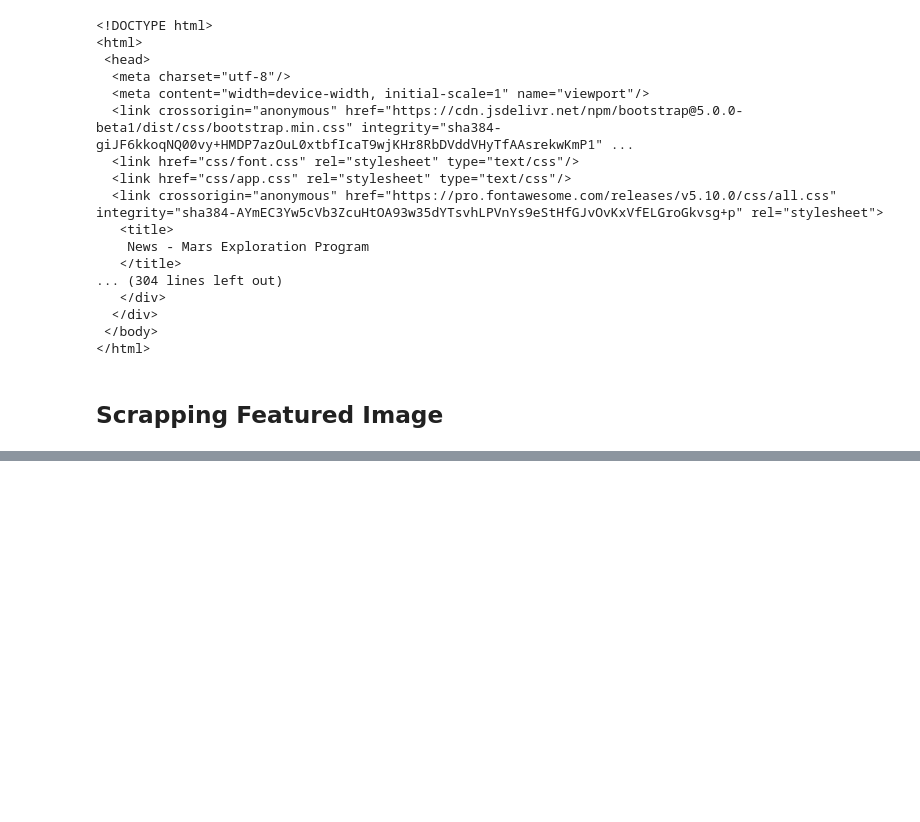
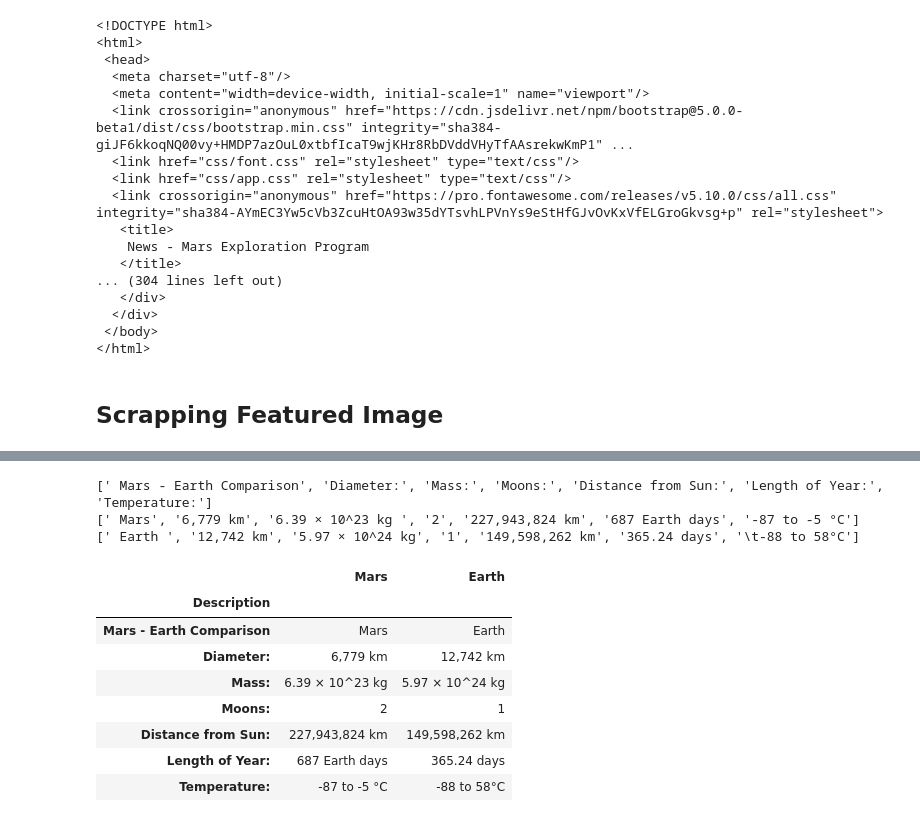
Before and after one commit to jaybdhruv/web-scraping-challenge, a Jupyter notebook: Missions_to_Mars/mission_to_mars.ipynb, the cells around one changed output, grey strips where cells are left out. Cells and saved outputs as stored; diff of their text form; code cells hidden in the pictures; blank space fills up the shorter version.

Commit message:
Mars Fact Scrapping done

```diff
--- a/Missions_to_Mars/mission_to_mars.ipynb
+++ b/Missions_to_Mars/mission_to_mars.ipynb
@@ -129,0 +146,6 @@ print(soup.prettify())
+# %%
+# Convert browser html to html string
+fact_html = browser.html
+# %%
+# Create BeautifulSoup Object and parse with HTML
+fact_soup = BeautifulSoup(fact_html, 'html.parser')
@@ -129,0 +173,40 @@ print(soup.prettify())
+# %%
+# Retrieve comparison table and storing it into a list
+comp_table = fact_soup.find('table', class_='table')
+comparisons = comp_table.find_all('tr')
+
+mars_fact = []
+earth_fact = []
+desc = []
+
+for comparison in comparisons:
+
+    desc.append(comparison.find('th').text)
+    mars_fact.append(comparison.find('span', class_='orange').text)
+    earth_fact.append(comparison.find('span', class_='purple').text)
+
+print(desc)
+print(mars_fact)
+print(earth_fact)
+# %% [output]
+[' Mars - Earth Comparison', 'Diameter:', 'Mass:', 'Moons:', 'Distance from Sun:', 'Length of Year:', 'Temperature:']
+[' Mars', '6,779 km', '6.39 × 10^23 kg ', '2', '227,943,824 km', '687 Earth days', '-87 to -5 °C']
+[' Earth ', '12,742 km', '5.97 × 10^24 kg', '1', '149,598,262 km', '365.24 days', '\t-88 to 58°C']
+# %%
+# Remove tab part from the list item
+earth_fact[-1] = "-88 to 58°C"
+# %%
+# Generate Dataframe from the list and set Description column as index
+mars_df = pd.DataFrame({"Description":desc, "Mars": mars_fact, "Earth": earth_fact})
+mars_df.set_index("Description", inplace=True)
+mars_df
+# %% [output]
+|  | Mars | Earth |
+| Description |  |  |
+| Mars - Earth Comparison | Mars | Earth |
+| Diameter: | 6,779 km | 12,742 km |
+| Mass: | 6.39 × 10^23 kg | 5.97 × 10^24 kg |
+| Moons: | 2 | 1 |
+| Distance from Sun: | 227,943,824 km | 149,598,262 km |
+| Length of Year: | 687 Earth days | 365.24 days |
+| Temperature: | -87 to -5 °C | -88 to 58°C |
```
Also changed, not shown: parts of 21 cells of this notebook, 1 other file.
